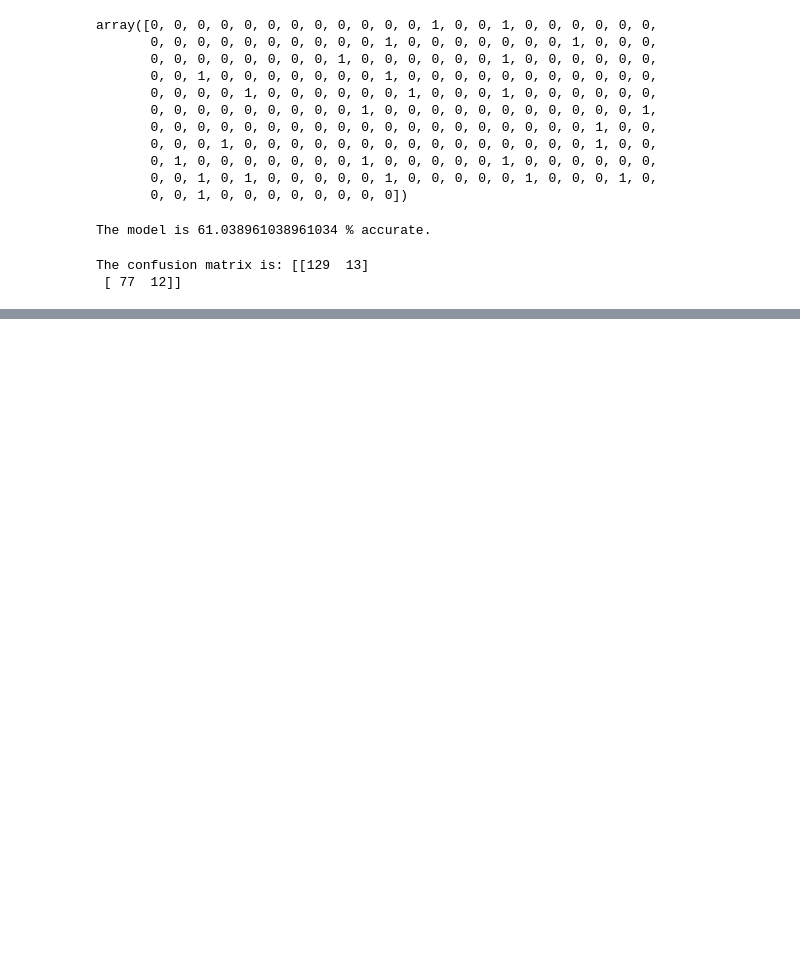
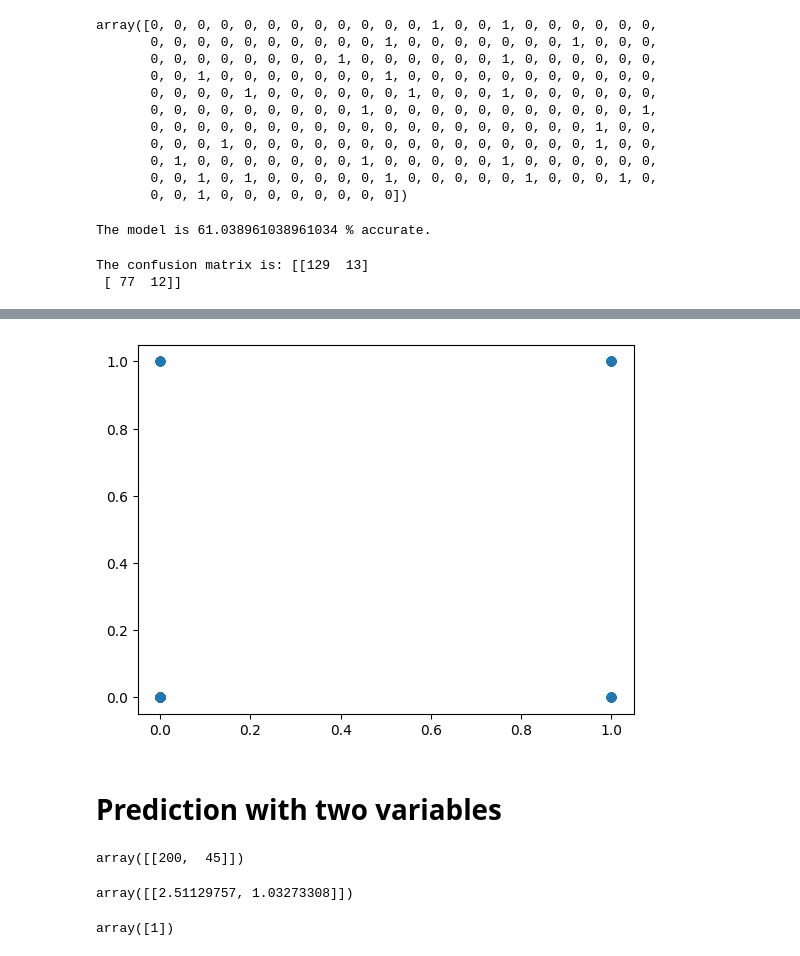
Before and after one commit to bibash21-creator/Jupyternotebook, a Jupyter notebook: Days of Learning ML/machinelearning.ipynb, the cells around one changed output, grey strips where cells are left out. Drawn from its saved outputs; the diff is of its cells as text; code cells hidden in the pictures; blank space fills up the shorter version.

```diff
--- a/Days of Learning ML/machinelearning.ipynb
+++ b/Days of Learning ML/machinelearning.ipynb
@@ -499,0 +1066,6 @@ ModuleNotFoundError: No module named 'seaborn'
+# %%
+# Scaling part
+# fit transform
+
+scaler = StandardScaler()
+xtrain_s = scaler.fit_transform(x_train)
@@ -499,0 +1164,35 @@ ModuleNotFoundError: No module named 'seaborn'
+# %%
+# Scatter
+
+plt.scatter(y_test, ypredict)
+plt.show()
+# %% [output]
+[figure, added]
+# %% [markdown]
+# Prediction with two variables
+# %%
+# Prediction
+
+# Suppose glucose = 200 and age = 45
+
+import numpy as np
+
+xnew = np.array([[200,45]])
+
+xnew
+# %% [output]
+array([[200,  45]])
+# %%
+# Scaling the values
+
+xnew_s = scaler.transform(xnew)
+xnew_s
+# %% [output]
+array([[2.51129757, 1.03273308]])
+# %%
+# Predicting the values of y
+
+ynew = knnmodel.predict(xnew_s)
+ynew
+# %% [output]
+array([1])
```
Also changed, not shown: parts of 74 cells of this notebook, 21 other files.
